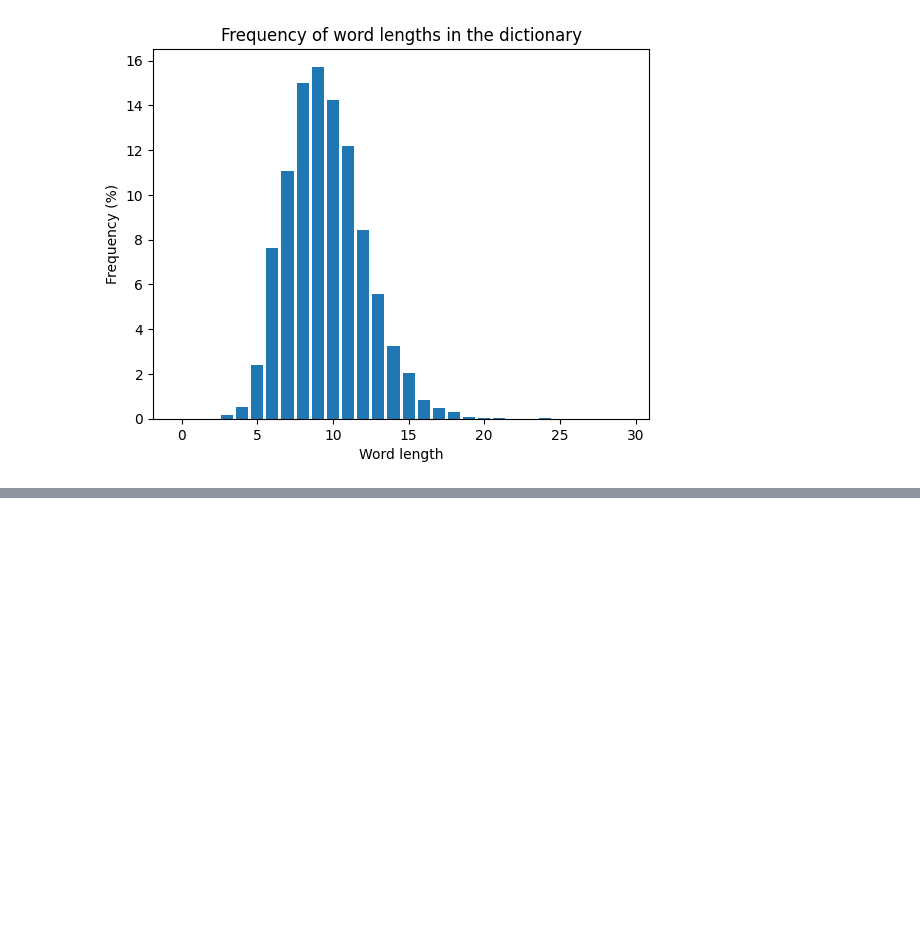
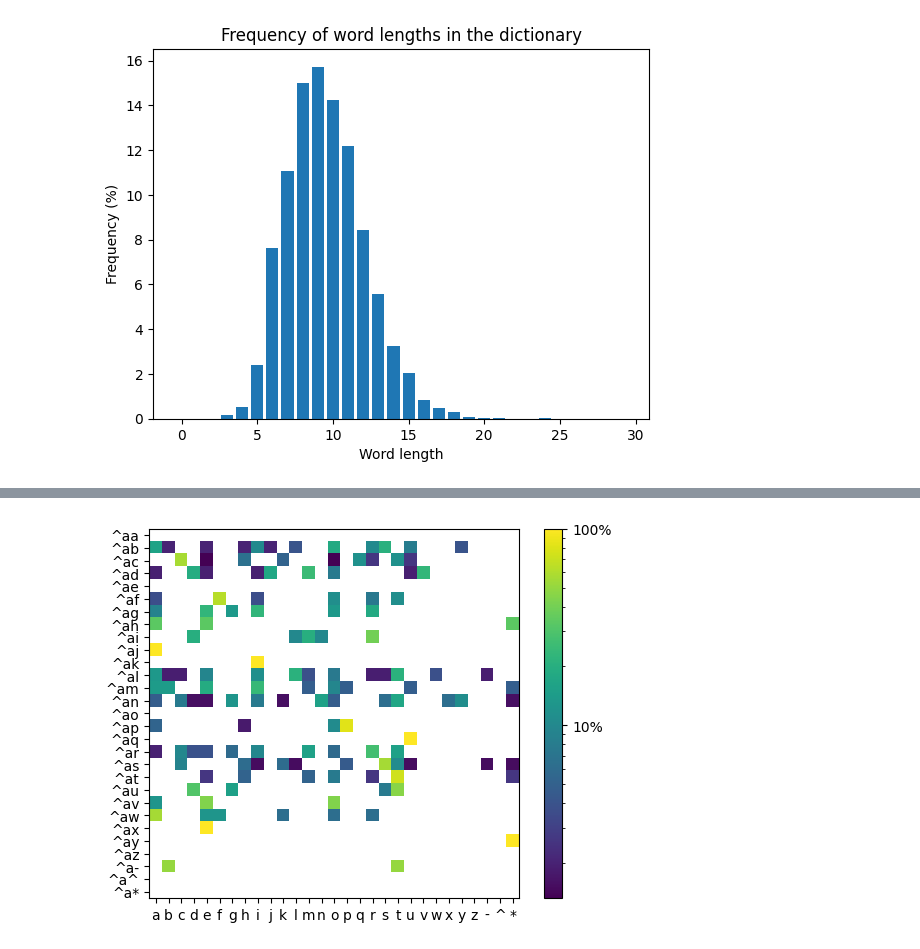
Before and after one commit to pauldubois98/GenerativeAI, a Jupyter notebook: predictNextLetter.ipynb, the cells around one changed output, grey strips where cells are left out. Saved outputs shown, nothing was run; the diff lists cells and outputs as text; code cells hidden in the pictures; blank space fills up the shorter version.

```diff
--- a/predictNextLetter.ipynb
+++ b/predictNextLetter.ipynb
@@ -135,0 +143,4 @@ plt.show()
+# %%
+plot_next('^a')
+# %% [output]
+[figure, added]
```
Also changed, not shown: parts of 5 cells of this notebook.
